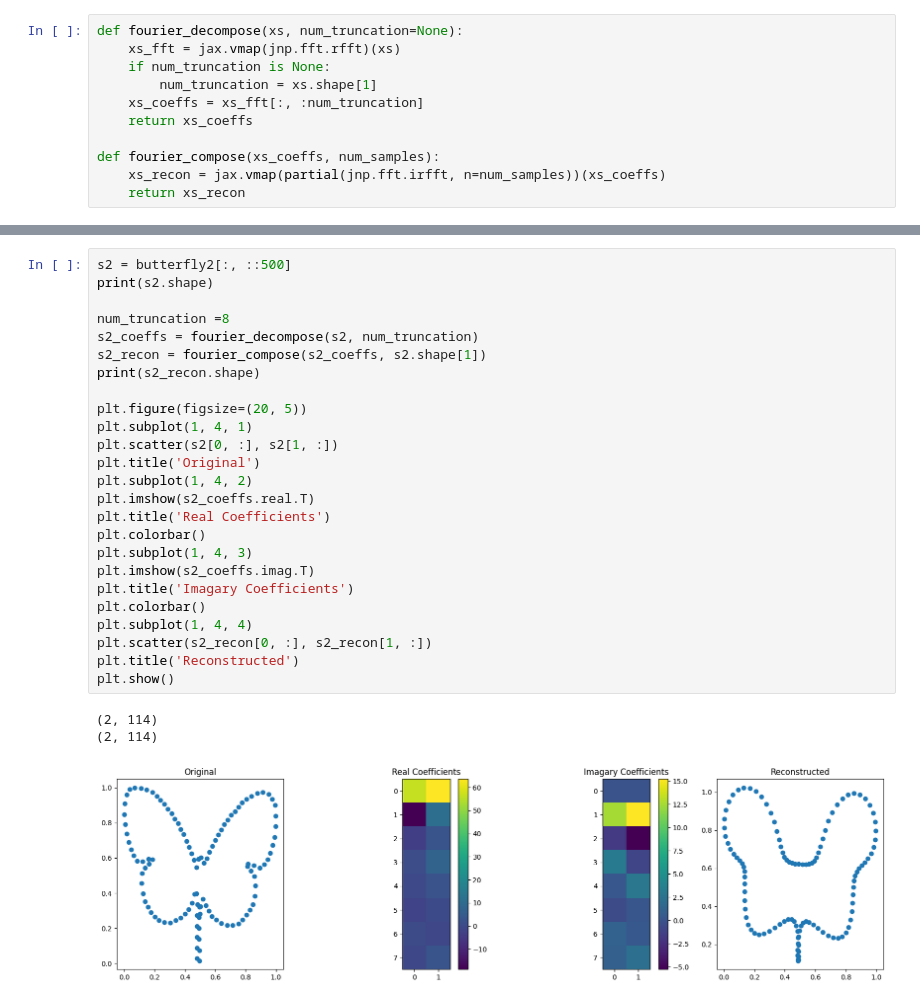
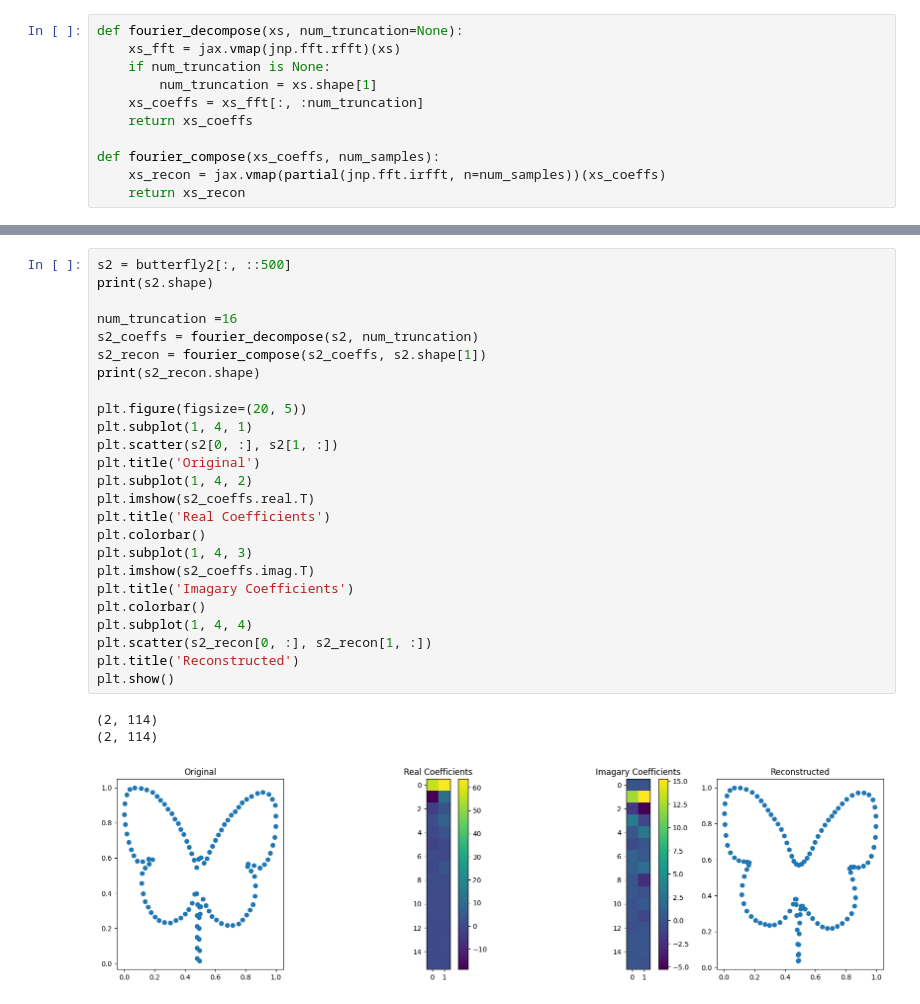
Before and after one commit to libbylbaker/infsdebridge, a Jupyter notebook: notebooks/fourier_decomp.ipynb, the cells around one changed output, grey strips where cells are left out. Saved outputs shown, nothing was run; the diff lists cells and outputs as text.

```diff
--- a/notebooks/fourier_decomp.ipynb
+++ b/notebooks/fourier_decomp.ipynb
@@ -60,29 +60,29 @@ complex64
 # %%
 s2 = butterfly2[:, ::500]
 print(s2.shape)
 
-num_truncation =8
+num_truncation =16
 s2_coeffs = fourier_decompose(s2, num_truncation)
 s2_recon = fourier_compose(s2_coeffs, s2.shape[1])
 print(s2_recon.shape)
 
 plt.figure(figsize=(20, 5))
 plt.subplot(1, 4, 1)
 plt.scatter(s2[0, :], s2[1, :])
 plt.title('Original')
 plt.subplot(1, 4, 2)
 plt.imshow(s2_coeffs.real.T)
 plt.title('Real Coefficients')
 plt.colorbar()
 plt.subplot(1, 4, 3)
 plt.imshow(s2_coeffs.imag.T)
 plt.title('Imagary Coefficients')
 plt.colorbar()
 plt.subplot(1, 4, 4)
 plt.scatter(s2_recon[0, :], s2_recon[1, :])
 plt.title('Reconstructed')
 plt.show()
 # %% [output]
 (2, 114)
 (2, 114)
-[figure, old version]
+[figure, new version]
```
Also changed, not shown: parts of 1 cell of this notebook, 4 other files.
